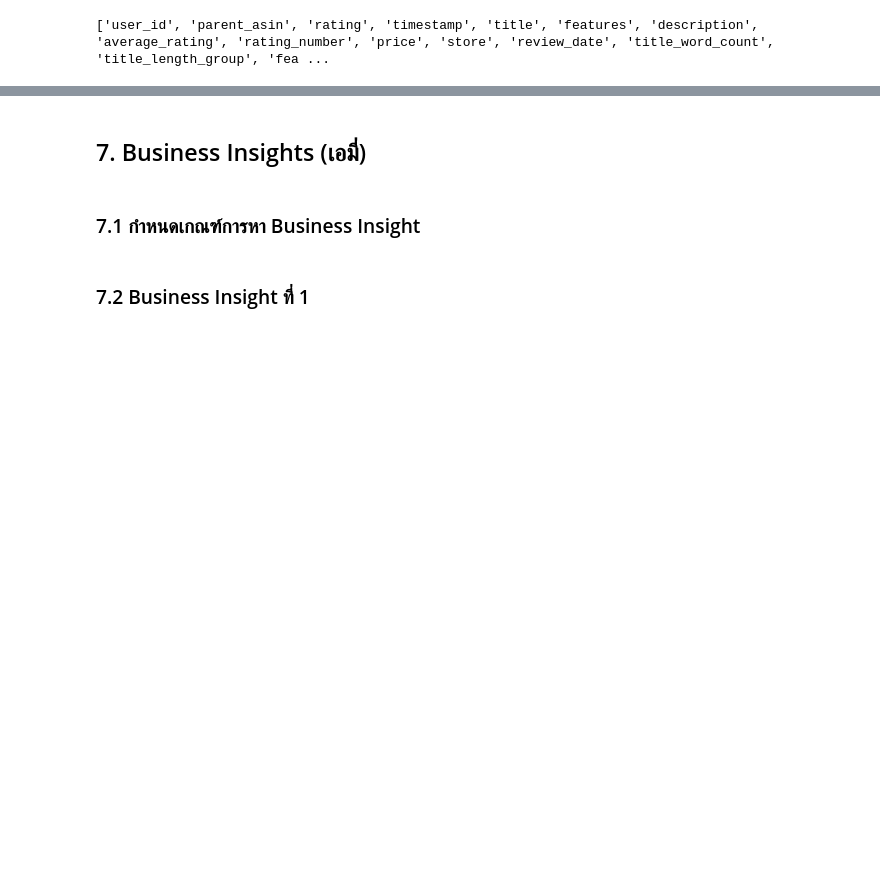
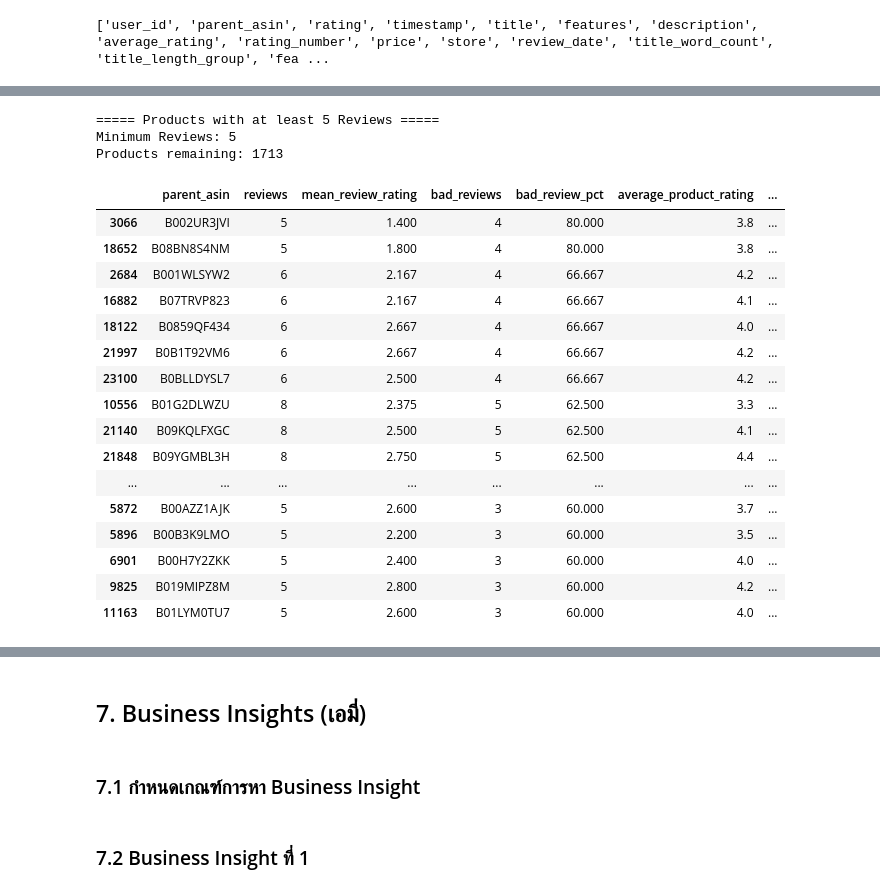
Before and after one commit to suphitchakh-web/Project_1, a Jupyter notebook: Team06_Part2.ipynb, the cells around one changed output, grey strips where cells are left out. Saved outputs shown, nothing was run; the diff lists cells and outputs as text; code cells hidden in the pictures; blank space fills up the shorter version.

```diff
--- a/Team06_Part2.ipynb
+++ b/Team06_Part2.ipynb
@@ -1690,0 +1869,43 @@ display(product_text_group_summary)
+# %%
+# ===== 6.9 Filter Products with Minimum 5 Reviews =====
+
+MIN_REVIEWS = 5
+
+product_filtered = (
+    product_summary[
+        product_summary["reviews"] >= MIN_REVIEWS
+    ]
+    .copy()
+)
+
+print("===== Products with at least 5 Reviews =====")
+print("Minimum Reviews:", MIN_REVIEWS)
+print("Products remaining:", len(product_filtered))
+
+display(
+    product_filtered.sort_values(
+        ["bad_review_pct", "bad_reviews"],
+        ascending=[False, False]
+    ).head(20)
+)
+# %% [output]
+===== Products with at least 5 Reviews =====
+Minimum Reviews: 5
+Products remaining: 1713
+|  | parent_asin | reviews | mean_review_rating | bad_reviews | bad_review_pct | average_product_rating | ... |
+| 3066 | B002UR3JVI | 5 | 1.400 | 4 | 80.000 | 3.8 | ... |
+| 18652 | B08BN8S4NM | 5 | 1.800 | 4 | 80.000 | 3.8 | ... |
+| 2684 | B001WLSYW2 | 6 | 2.167 | 4 | 66.667 | 4.2 | ... |
+| 16882 | B07TRVP823 | 6 | 2.167 | 4 | 66.667 | 4.1 | ... |
+| 18122 | B0859QF434 | 6 | 2.667 | 4 | 66.667 | 4.0 | ... |
+| 21997 | B0B1T92VM6 | 6 | 2.667 | 4 | 66.667 | 4.2 | ... |
+| 23100 | B0BLLDYSL7 | 6 | 2.500 | 4 | 66.667 | 4.2 | ... |
+| 10556 | B01G2DLWZU | 8 | 2.375 | 5 | 62.500 | 3.3 | ... |
+| 21140 | B09KQLFXGC | 8 | 2.500 | 5 | 62.500 | 4.1 | ... |
+| 21848 | B09YGMBL3H | 8 | 2.750 | 5 | 62.500 | 4.4 | ... |
+| ... | ... | ... | ... | ... | ... | ... | ... |
+| 5872 | B00AZZ1AJK | 5 | 2.600 | 3 | 60.000 | 3.7 | ... |
+| 5896 | B00B3K9LMO | 5 | 2.200 | 3 | 60.000 | 3.5 | ... |
+| 6901 | B00H7Y2ZKK | 5 | 2.400 | 3 | 60.000 | 4.0 | ... |
+| 9825 | B019MIPZ8M | 5 | 2.800 | 3 | 60.000 | 4.2 | ... |
+| 11163 | B01LYM0TU7 | 5 | 2.600 | 3 | 60.000 | 4.0 | ... |
```
Also changed, not shown: parts of 27 cells of this notebook.
